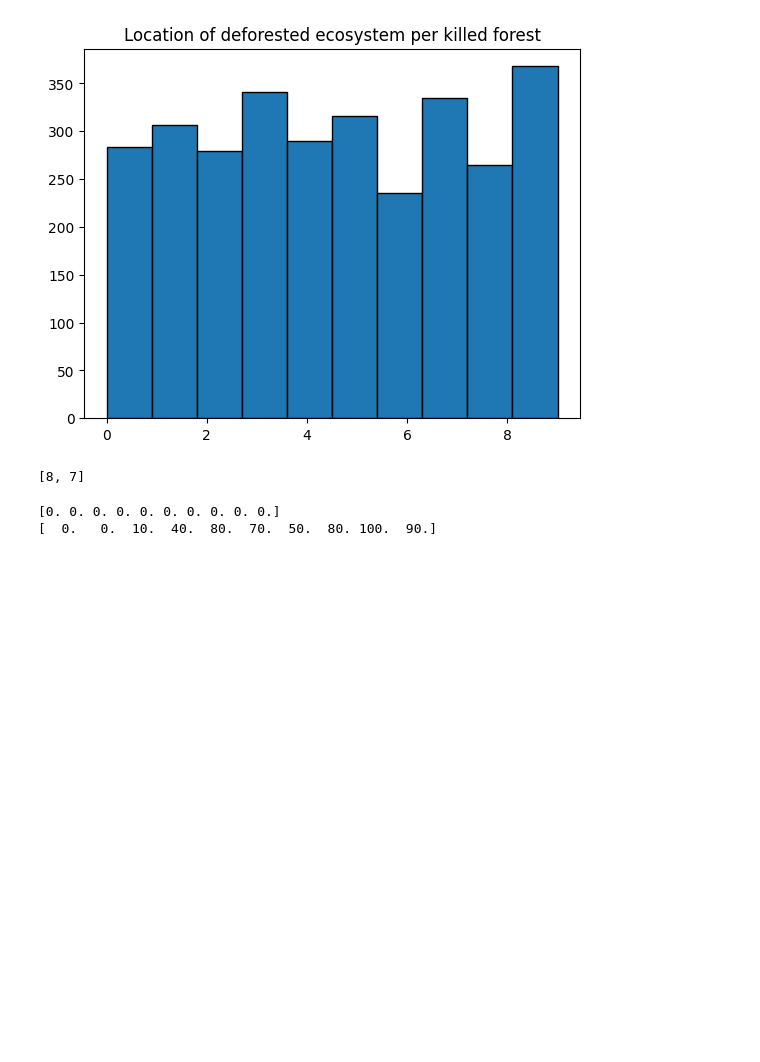
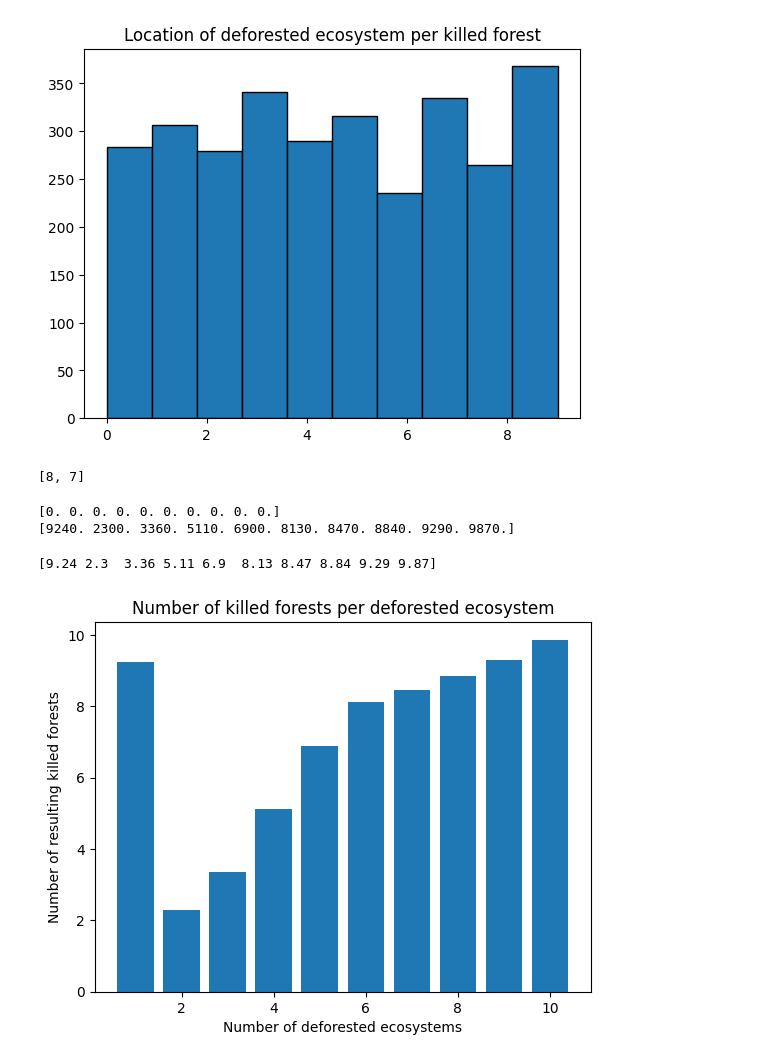
Before and after one commit to marcelvdla/CSSim, a Jupyter notebook: notebooks/simulations_perturbations.ipynb, the cells around one changed output. Cells and saved outputs as stored; diff of their text form; code cells hidden in the pictures; blank space fills up the shorter version.

```diff
--- a/notebooks/simulations_perturbations.ipynb
+++ b/notebooks/simulations_perturbations.ipynb
@@ -216,20 +216,32 @@ print(hist_list_total_died)
 # %%
 table_killed = np.zeros((n))
 print(table_killed)
-simulations = 50
+simulations = 100
 n = 10
 time = 100
-# for i in range(simulations):
-for k in range(1, 10):
+for i in range(simulations):
+    for k in range(1, 11):
 
-    xs, ys, deforested = system_n_forests(np.random.uniform(0,4,n), np.random.uniform(0,4,n),
-                                      arguments, perturbed = True, timesteps = time, dt= dt, ecosystems_to_deforest =k)
-    #print(ys)
-    forests_killed = (np.isclose(ys, np.zeros((n)))).sum()
-    #print(forests_killed)
-    table_killed[k] += forests_killed
+        xs, ys, deforested = system_n_forests(np.random.uniform(0,4,n), np.random.uniform(0,4,n),
+                                          arguments, perturbed = True, timesteps = time, dt= dt, ecosystems_to_deforest =k)
+        #print(ys)
+        forests_killed = (np.isclose(ys, np.zeros((n)))).sum()
+        #print(forests_killed)
+        table_killed[k-1] += forests_killed
 
 print(table_killed)
 # %% [output]
 [0. 0. 0. 0. 0. 0. 0. 0. 0. 0.]
-[  0.   0.  10.  40.  80.  70.  50.  80. 100.  90.]
+[9240. 2300. 3360. 5110. 6900. 8130. 8470. 8840. 9290. 9870.]
+# %%
+print(table_killed/(n*simulations))
+# %% [output]
+[9.24 2.3  3.36 5.11 6.9  8.13 8.47 8.84 9.29 9.87]
+# %%
+plt.bar(range(1, 11), table_killed/(n*simulations))
+plt.title("Number of killed forests per deforested ecosystem")
+plt.xlabel("Number of deforested ecosystems")
+plt.ylabel("Number of resulting killed forests")
+plt.savefig("../plots/resulting_killed_forests.png")
+# %% [output]
+[figure, added]
```
Also changed, not shown: 2 other files.
